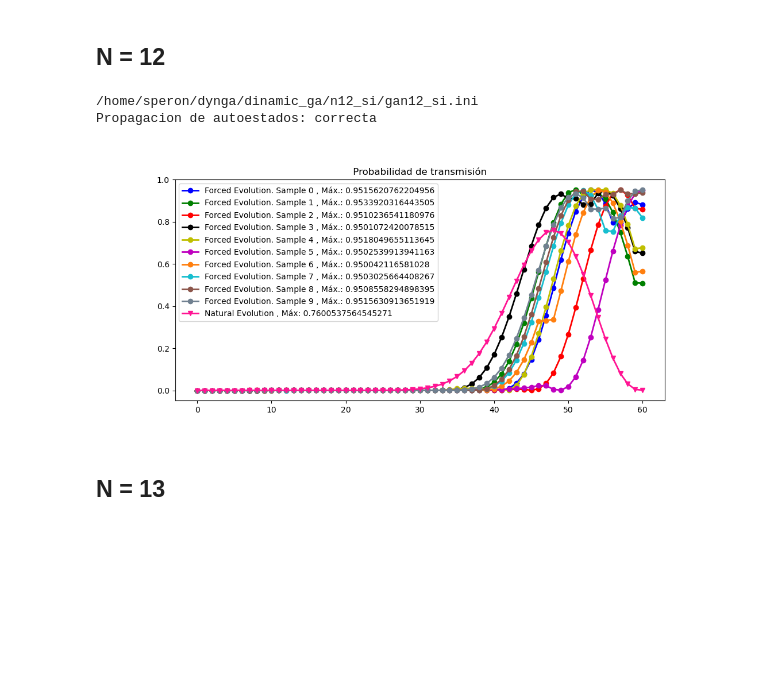
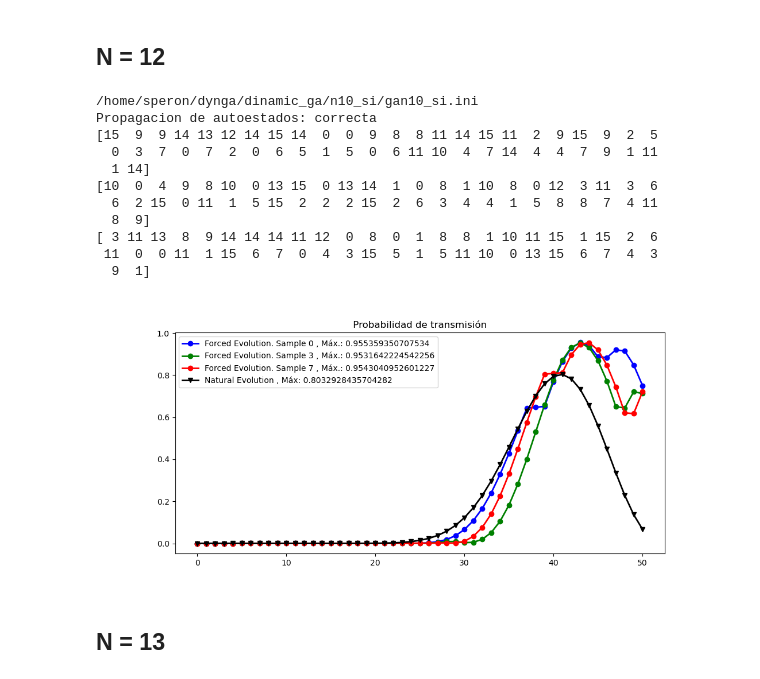
Before and after one commit to sofips/dynamic_ga, a Jupyter notebook: solution_analysis.ipynb, the cells around one changed output. Cells and saved outputs as stored; diff of their text form; code cells hidden in the pictures; blank space fills up the shorter version.

```diff
--- a/solution_analysis.ipynb
+++ b/solution_analysis.ipynb
@@ -10,7 +10,7 @@ import configparser
 import sys
 import os
 
-mpl.rcParams.update({'font.size': 14})
+mpl.rcParams.update({'font.size': 12})
 plt.rcParams['axes.axisbelow'] = True
 %matplotlib widget
 mpl.rcParams['lines.linewidth'] = 2
@@ -45,7 +45,7 @@ def compare_evolutions(directory,n,samples):
     t_steps = config.getint("ga_initialization", "num_genes")+1
 
     # generar propagadores
-    actions = actions_paper(b, nh)
+    actions = actions_paper2(b, nh)
     propagators = gen_props(actions, nh, b, dt)
     times = np.arange(0,t_steps,1)
 
@@ -97,12 +97,21 @@ def compare_evolutions(directory,n,samples):
 # %%
 directory = '/home/speron/dynga/dinamic_ga/n12_si'
 n = 12
 samples = np.arange(0,10,1)
-compare_evolutions(directory,n,samples)
+compare_evolutions(directory,n,[0,3,7])
 # %% [output]
-/home/speron/dynga/dinamic_ga/n12_si/gan12_si.ini
+/home/speron/dynga/dinamic_ga/n10_si/gan10_si.ini
 Propagacion de autoestados: correcta
+[15  9  9 14 13 12 14 15 14  0  0  9  8  8 11 14 15 11  2  9 15  9  2  5
+  0  3  7  0  7  2  0  6  5  1  5  0  6 11 10  4  7 14  4  4  7  9  1 11
+  1 14]
+[10  0  4  9  8 10  0 13 15  0 13 14  1  0  8  1 10  8  0 12  3 11  3  6
+  6  2 15  0 11  1  5 15  2  2  2 15  2  6  3  4  4  1  5  8  8  7  4 11
+  8  9]
+[ 3 11 13  8  9 14 14 14 11 12  0  8  0  1  8  8  1 10 11 15  1 15  2  6
+ 11  0  0 11  1 15  6  7  0  4  3 15  5  1  5 11 10  0 13 15  6  7  4  3
+  9  1]
-[figure, old version]
+[figure, new version]
 # %% [markdown]
 ## N = 13
 # %%
```
Also changed, not shown: parts of 14 cells of this notebook.
